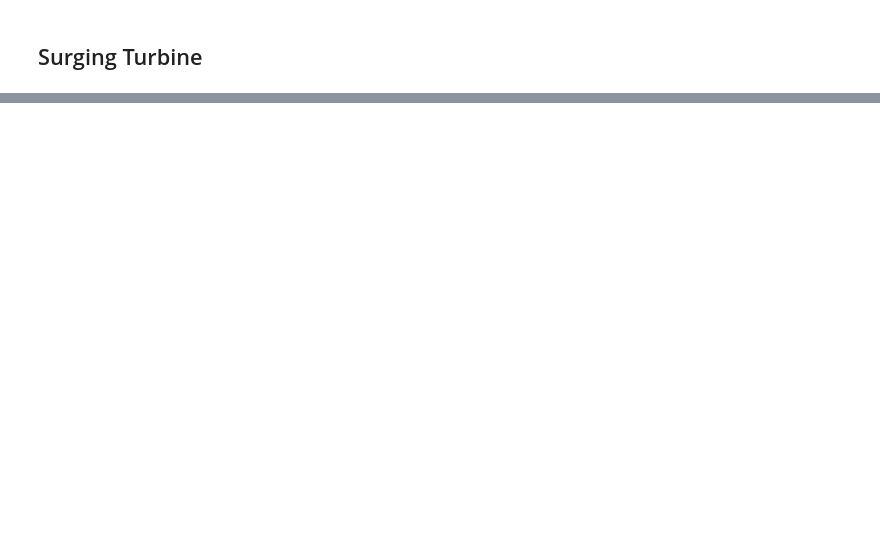
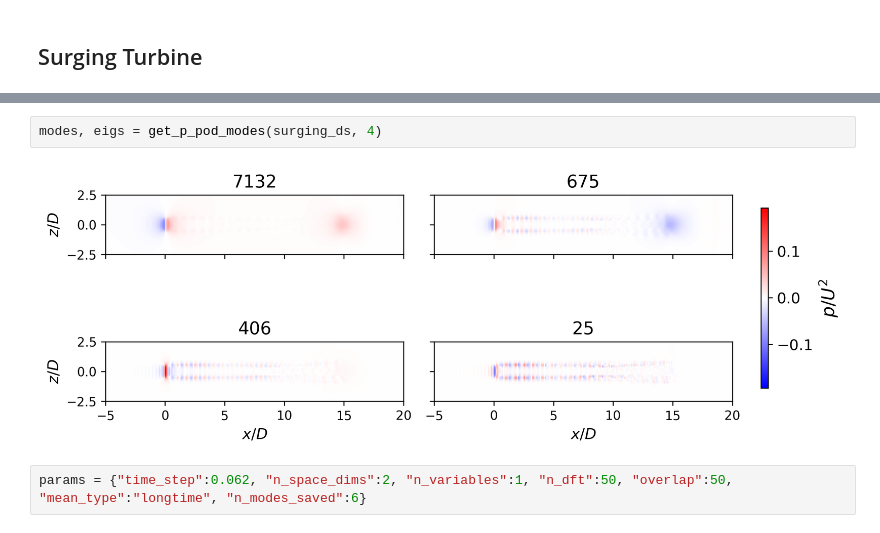
Before and after one commit to skygering/SimsPadeOps, a Jupyter notebook: analysis/modal_analysis_exploration.ipynb, the cells around one changed output, grey strips where cells are left out. Drawn from its saved outputs; the diff is of its cells as text; blank space fills up the shorter version.

```diff
--- a/analysis/modal_analysis_exploration.ipynb
+++ b/analysis/modal_analysis_exploration.ipynb
@@ -197,0 +137,6 @@ MoviePy - video ready /scratch/10264/sgering/Data/F_0013_X_SU_PI_Files/Sim_0002/
+# %%
+modes, eigs = get_p_pod_modes(surging_ds, 4)
+# %% [output]
+[figure, added]
+# %%
+params = {"time_step":0.062, "n_space_dims":2, "n_variables":1, "n_dft":50, "overlap":50, "mean_type":"longtime", "n_modes_saved":6}
```
Also changed, not shown: parts of 43 cells of this notebook, 2 other files.
